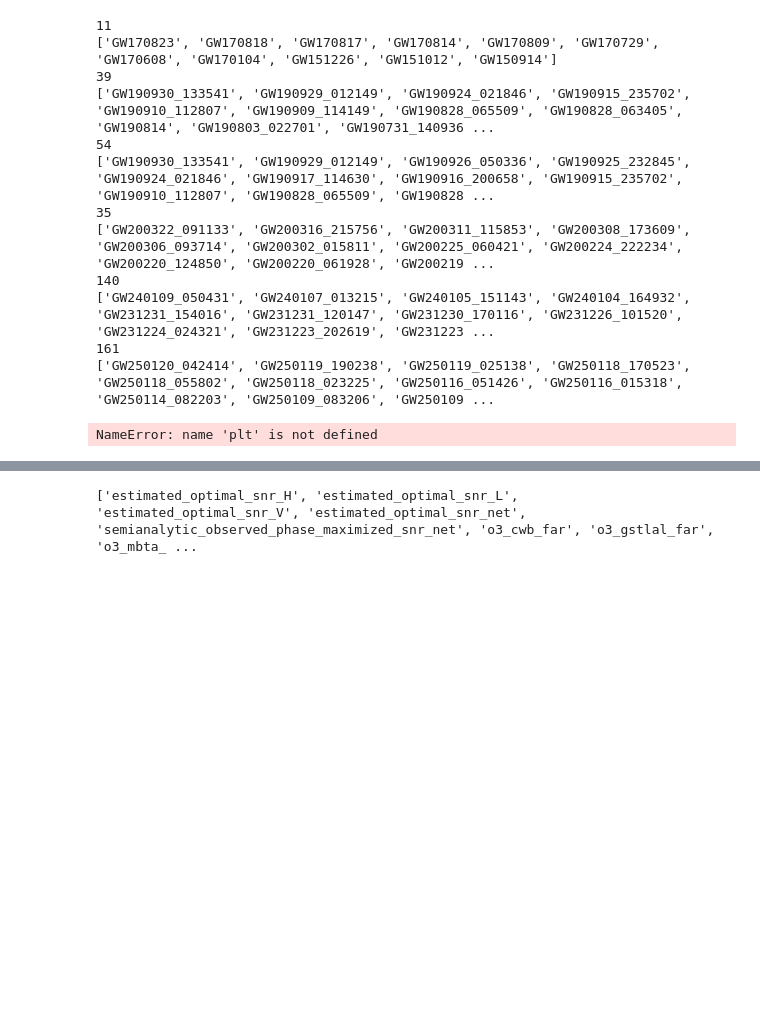
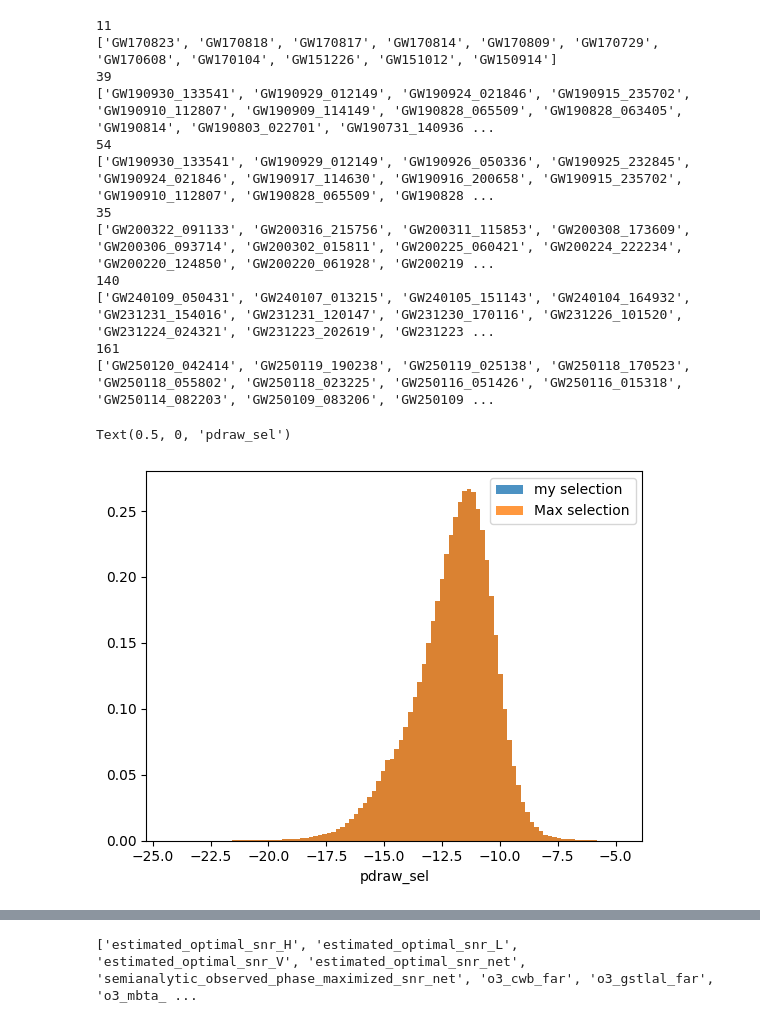
Before and after one commit to abby-moran/GW_pop_cosmo_inference, a Jupyter notebook: scripts/sandbox.ipynb, the cells around one changed output, grey strips where cells are left out. Drawn from its saved outputs; the diff is of its cells as text; code cells hidden in the pictures; blank space fills up the shorter version.

```diff
--- a/scripts/sandbox.ipynb
+++ b/scripts/sandbox.ipynb
@@ -114,9 +114,11 @@ f2 = pd.read_hdf("../runs/GWTC5_829/sel_GWTC5.h5")
 # %%
-plt.hist(np.log(np.asarray(f2['pdraw_sel'])[np.asarray(f2['pdraw_sel'])<.01]),bins=100, label='new selection',density=True, alpha=0.8);
-plt.hist(np.log(np.asarray(f1['pdraw_sel'])[np.asarray(f1['pdraw_sel'])<.01]),bins=100, label='old selection',density=True, alpha=0.8);
+plt.hist(np.log(np.asarray(f2['pdraw_sel'])[np.asarray(f2['pdraw_sel'])<.01]),bins=100, label='my selection',density=True, alpha=0.8);
+plt.hist(np.log(np.asarray(f1['pdraw_sel'])[np.asarray(f1['pdraw_sel'])<.01]),bins=100, label='Max selection',density=True, alpha=0.8);
 plt.legend()
+plt.xlabel('pdraw_sel')
 # %% [output]
-NameError: name 'plt' is not defined
+Text(0.5, 0, 'pdraw_sel')
+[figure, added]
 # %%
 plt.hist(np.asarray(f2['q']),bins=100, label='new selection',density=True, alpha=0.8);
 plt.hist(np.asarray(f1['q']),bins=100, label='old selection',density=True, alpha=0.8);
```
Also changed, not shown: parts of 13 cells of this notebook, 15 other files.
